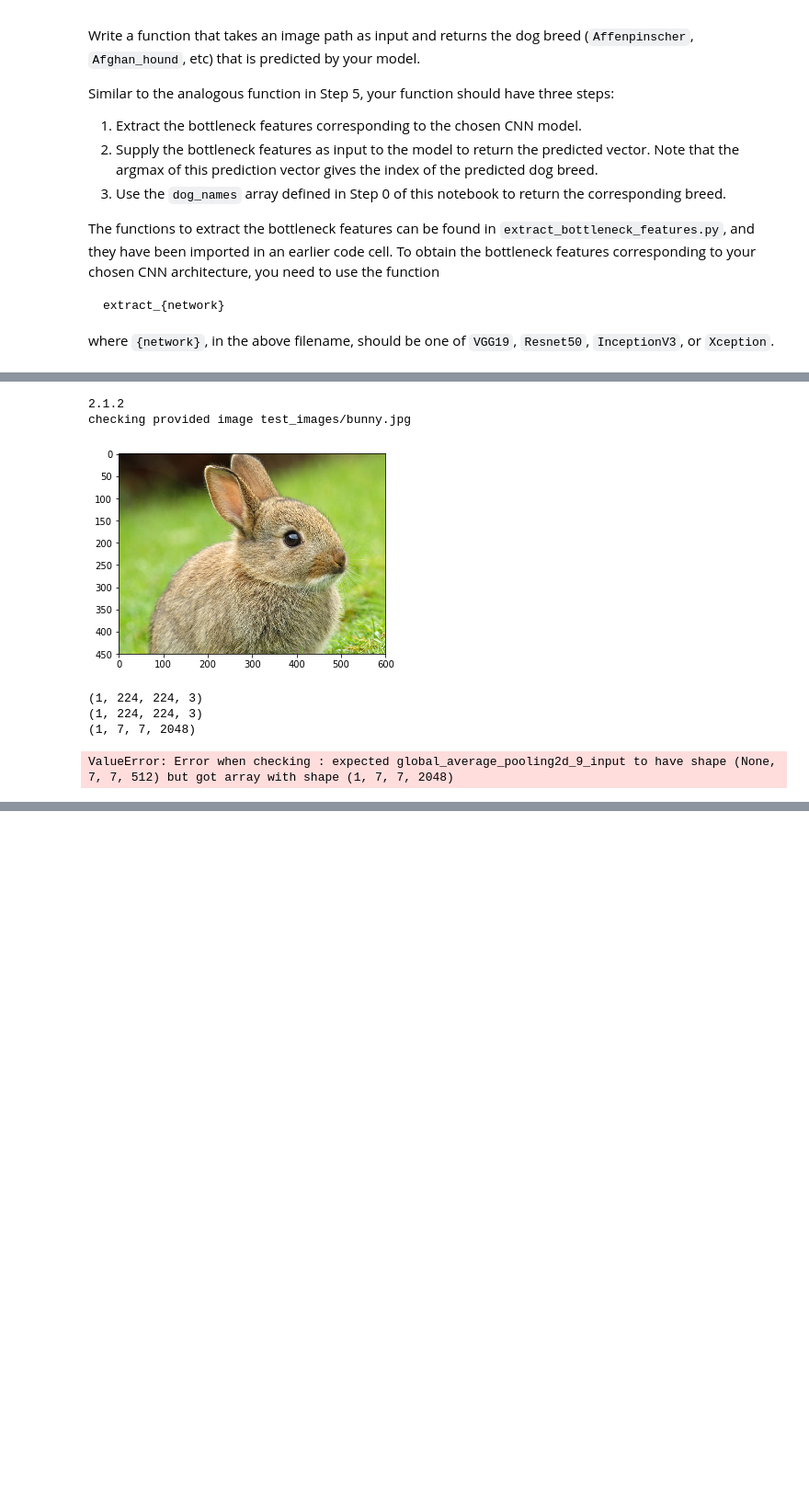
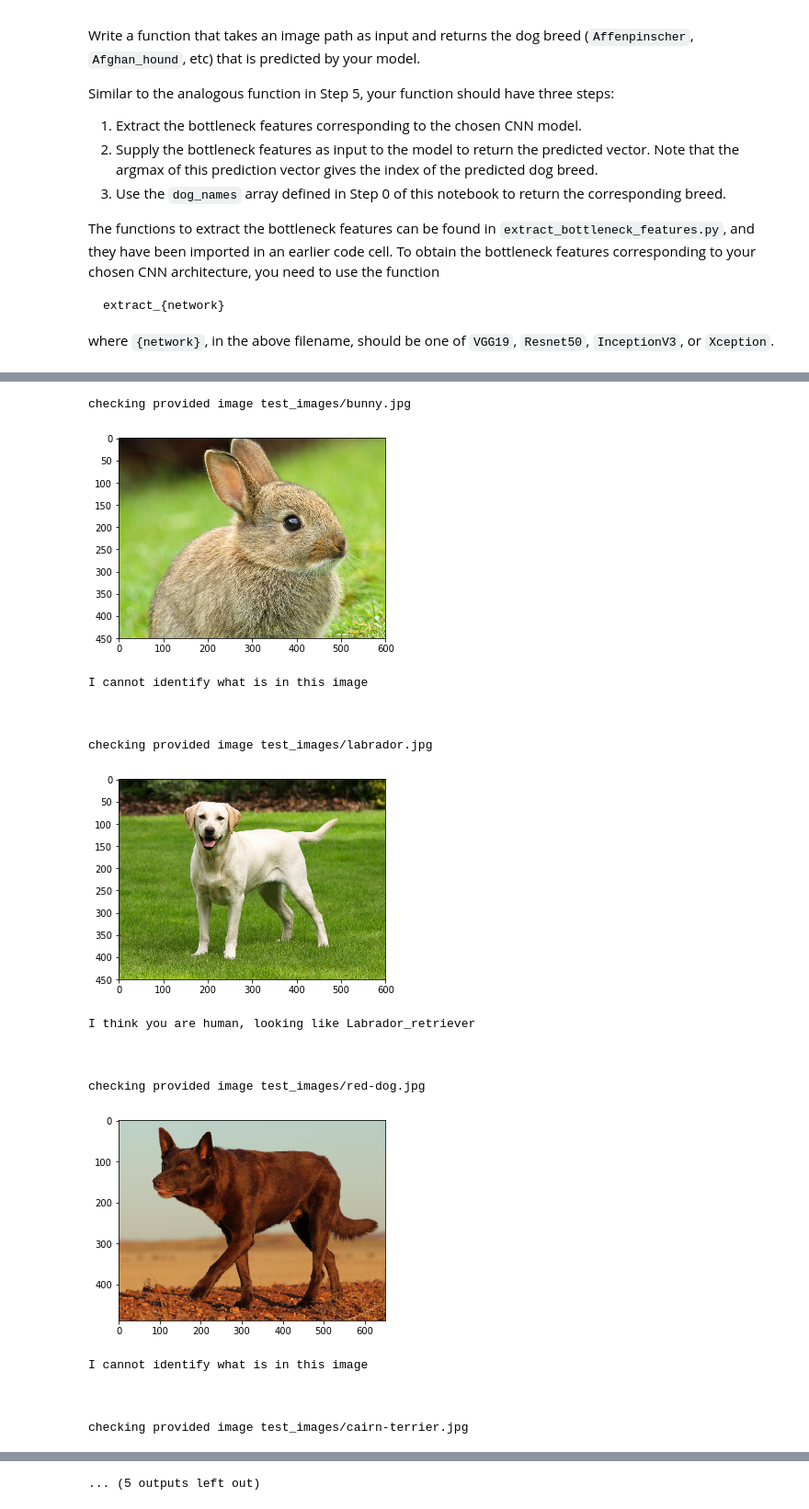
Before and after one commit to ivarprudnikov/dog-project, a Jupyter notebook: dog_app.ipynb, the cells around one changed output, grey strips where cells are left out. Shown at 92% size. Cells and saved outputs as stored; diff of their text form; code cells hidden in the pictures; blank space fills up the shorter version.

```diff
--- a/dog_app.ipynb
+++ b/dog_app.ipynb
@@ -371,7 +371,7 @@ from keras.layers import Dropout, Flatten, Dense, LeakyReLU
 from keras.models import Sequential
 
 number_of_classes = 133
-input_shape = train_tensors[0].shape
+input_shape = train_tensors.shape[1:]
 print("Input shape {}".format(input_shape))
 
 model = Sequential()
@@ -600,19 +600,19 @@ In the code block below, extract the bottleneck features corresponding to the tr
 # %%
 ### TODO: Obtain bottleneck features from another pre-trained CNN.
 bottleneck_features_Xception = np.load('bottleneck_features/DogXceptionData.npz')
-train_Xception = bottleneck_features['train']
-valid_Xception = bottleneck_features['valid']
-test_Xception = bottleneck_features['test']
+train_Xception = bottleneck_features_Xception['train']
+valid_Xception = bottleneck_features_Xception['valid']
+test_Xception = bottleneck_features_Xception['test']
 # %%
 from keras.layers import Conv2D, MaxPooling2D, AveragePooling2D, GlobalAveragePooling2D, GlobalMaxPooling2D
 from keras.layers import Dropout, Flatten, Dense, LeakyReLU
 from keras.models import Sequential
 
 ### TODO: Define your architecture.
-print('Xception shape:', train_Xception[0].shape)
+print('Xception shape:', train_Xception.shape[1:])
 
 Xception_model = Sequential()
-Xception_model.add(GlobalAveragePooling2D(input_shape=train_Xception[0].shape))
+Xception_model.add(GlobalAveragePooling2D(input_shape=train_Xception.shape[1:]))
 Xception_model.add(Dense(512, activation='relu'))
 Xception_model.add(Dense(256, activation='relu'))
 Xception_model.add(Dense(133, activation='softmax'))
@@ -813,23 +813,37 @@ __Answer:__
 # %%
 ## TODO: Execute your algorithm from Step 6 on
 ## at least 6 images on your computer.
 ## Feel free to use as many code cells as needed.
 
 test_image_paths = [
     'test_images/bunny.jpg',
+    'test_images/labrador.jpg',
+    'test_images/red-dog.jpg',
+    'test_images/cairn-terrier.jpg',
     'test_images/david-hasselhoff.jpg',
     'test_images/donald-trump.jpg',
     'test_images/hillary-clinton.jpg',
-    'test_images/labrador.jpg',
     'test_images/paris-hilton-bunny.jpg']
 
 for path in test_image_paths:
     predict_image(path)
 # %% [output]
-2.1.2
 checking provided image test_images/bunny.jpg
 [figure]
-(1, 224, 224, 3)
-(1, 224, 224, 3)
-(1, 7, 7, 2048)
+I cannot identify what is in this image
+
+
+
+checking provided image test_images/labrador.jpg
+[figure, added]
-ValueError: Error when checking : expected global_average_pooling2d_9_input to have shape (None, 7, 7, 512) but got array with shape (1, 7, 7, 2048)
+I think you are human, looking like Labrador_retriever
+
+
+
+checking provided image test_images/red-dog.jpg
+[figure, added]
+I cannot identify what is in this image
+
+
+
+checking provided image test_images/cairn-terrier.jpg
@@ -835,0 +863 @@ ValueError: Error when checking : expected global_average_pooling2d_9_input to h
+... (5 outputs left out)
```
Also changed, not shown: parts of 12 cells of this notebook, 2 other files.
